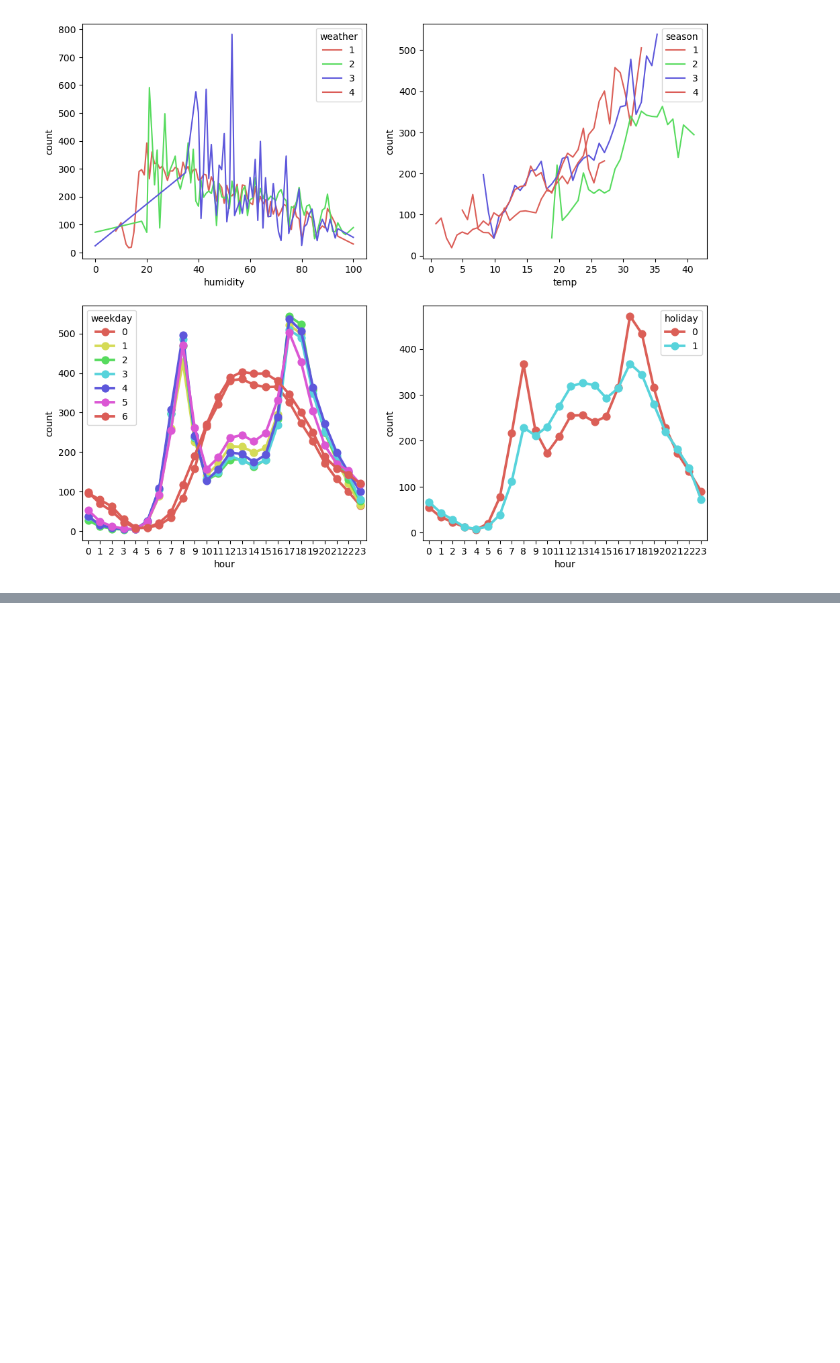
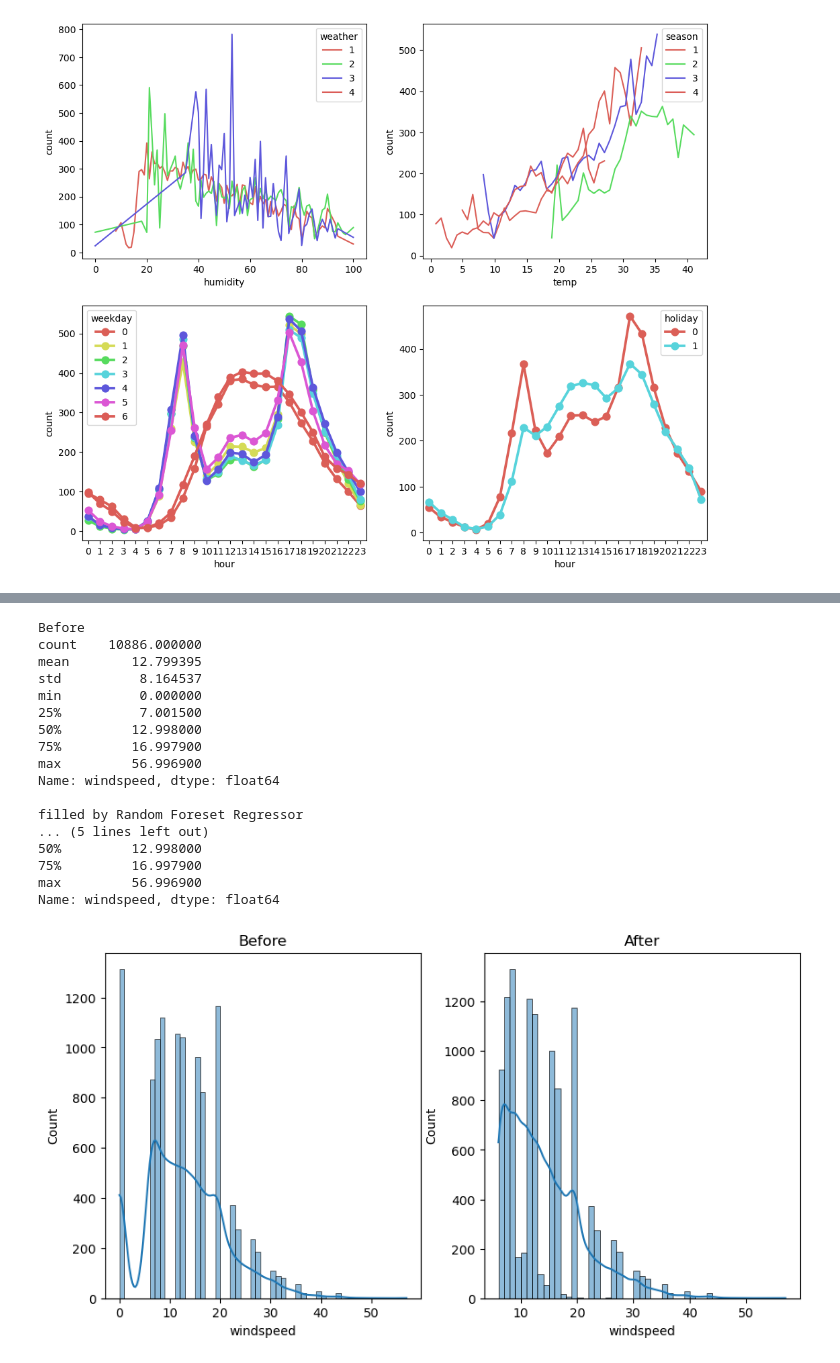
Before and after one commit to Ja-efan/DataScience, a Jupyter notebook: bike_sharing_demand.ipynb, the cells around one changed output, grey strips where cells are left out. Drawn from its saved outputs; the diff is of its cells as text; code cells hidden in the pictures; blank space fills up the shorter version.

```diff
--- a/bike_sharing_demand.ipynb
+++ b/bike_sharing_demand.ipynb
@@ -378,0 +574,45 @@ ax2 = sns.barplot(data=train.groupby('month')['count'].mean().reset_index(),
+# %%
+"""
+windspeed의 값을 채운 뒤, heatmap으로 변수간 상관관계를 확인
+windspeed와 count의 corr은 0.1 -> 0.11로 아주 근소하게 증가
+"""
+
+# 채워진 후의 widnspeed 분포 시각화 비교
+fig = plt.figure(figsize=(10,5))
+
+# 채우기 전
+ax1 = fig.add_subplot(1,2,1)
+ax1 = sns.histplot(train.windspeed, bins=range(int(train.windspeed.min()), int(train.windspeed.max())+1), kde=True)
+plt.title('Before')
+
+# 채운 후
+ax2 = fig.add_subplot(1,2,2)
+ax2 = sns.histplot(train_.windspeed, bins=range(int(train_.windspeed.min()), int(train.windspeed.max())+1), kde=True)
+plt.title('After')
+
+# 정보
+print('Before')
+print(train.windspeed.describe())
+print()
+
+print('filled by Random Foreset Regressor')
+print(train_.windspeed.describe())
+# %% [output]
+Before
+count    10886.000000
+mean        12.799395
+std          8.164537
+min          0.000000
+25%          7.001500
+50%         12.998000
+75%         16.997900
+max         56.996900
+Name: windspeed, dtype: float64
+
+filled by Random Foreset Regressor
+... (5 lines left out)
+50%         12.998000
+75%         16.997900
+max         56.996900
+Name: windspeed, dtype: float64
+[figure, added]
```
Also changed, not shown: parts of 21 cells of this notebook.
